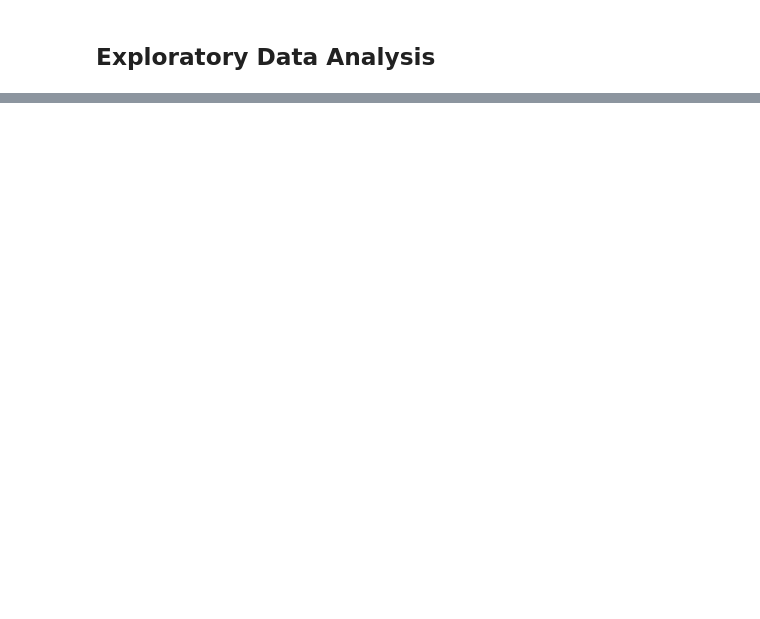
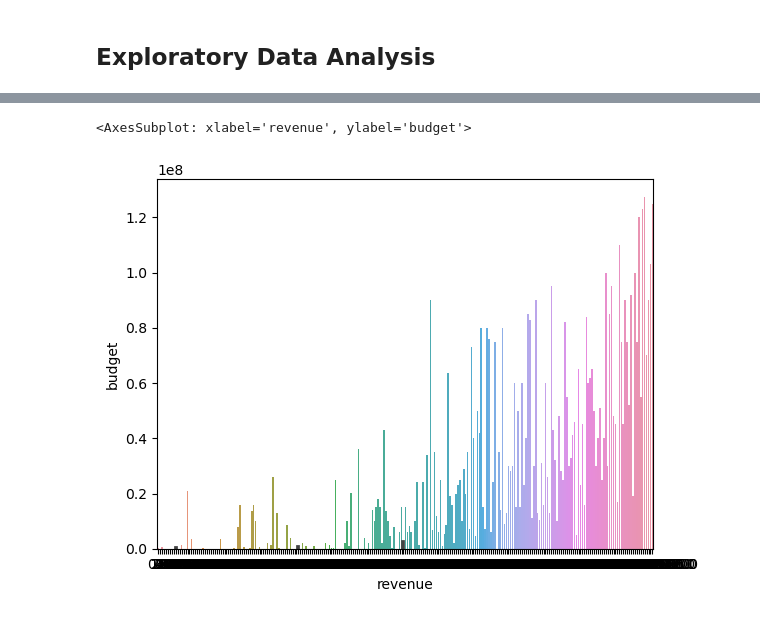
Before and after one commit to valmazan/Project-3---Part-2-Extract-from-TMDB--Core-, a Jupyter notebook: P3 Part 2 Extract from TMDB (Core).ipynb, the cells around one changed output, grey strips where cells are left out. Drawn from its saved outputs; the diff is of its cells as text; code cells hidden in the pictures; blank space fills up the shorter version.

```diff
--- a/P3 Part 2 Extract from TMDB (Core).ipynb
+++ b/P3 Part 2 Extract from TMDB (Core).ipynb
@@ -310,0 +322,3 @@ for YEAR in tqdm_notebook(years_to_get, desc='YEARS', position=0):
+# %%
+df_final_2000 = pd.read_csv('Data/final_tmdb_data_2000.csv.gz')
+df_final_2000.head()
@@ -310,0 +353,3 @@ for YEAR in tqdm_notebook(years_to_get, desc='YEARS', position=0):
+# %%
+df_final_2001 = pd.read_csv('Data/final_tmdb_data_2001.csv.gz')
+df_final_2001
@@ -310,0 +390,3 @@ for YEAR in tqdm_notebook(years_to_get, desc='YEARS', position=0):
+# %%
+df_final_merged = pd.concat([df_final_2000,df_final_2001],ignore_index = True, sort = False)
+df_final_merged
@@ -310,0 +412,5 @@ for YEAR in tqdm_notebook(years_to_get, desc='YEARS', position=0):
+# %%
+sns.barplot(df_final_merged, x='revenue', y = 'budget')
+# %% [output]
+<AxesSubplot: xlabel='revenue', ylabel='budget'>
+[figure, added]
```
Also changed, not shown: parts of 10 cells of this notebook, 4 other files.
